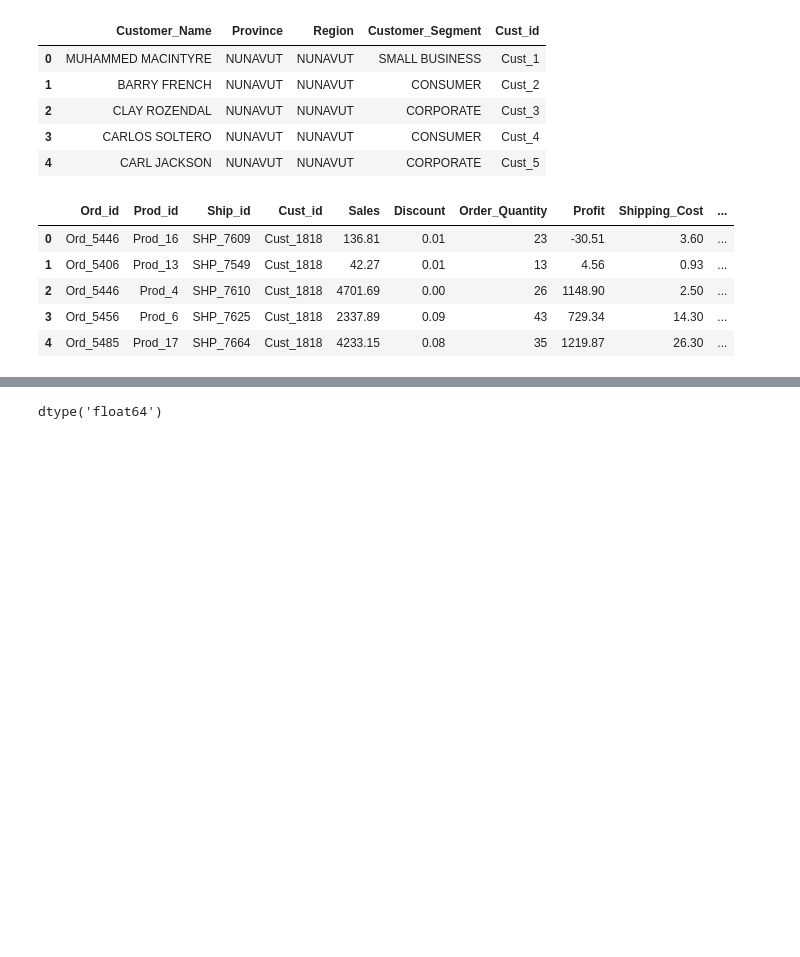
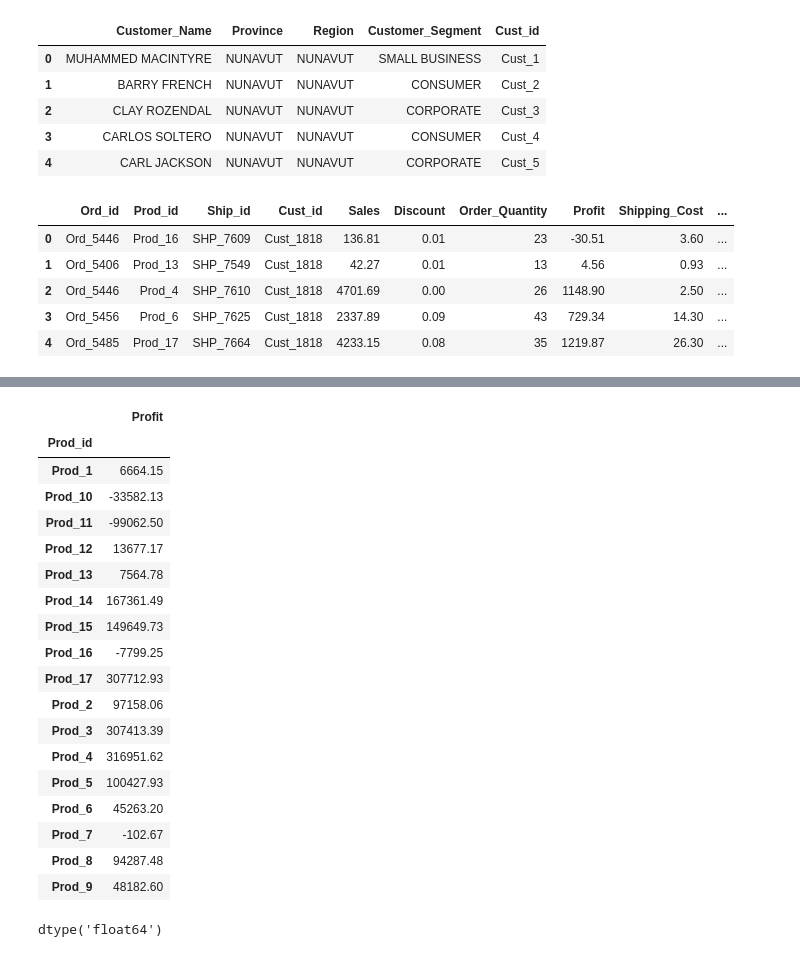
Before and after one commit to Ertugrul-Kurubal/Database-Modelling-And-Design, a Jupyter notebook: Project/E-Commerce/data_analysis.ipynb, the cells around one changed output, grey strips where cells are left out. Drawn from its saved outputs; the diff is of its cells as text; code cells hidden in the pictures; blank space fills up the shorter version.

```diff
--- a/Project/E-Commerce/data_analysis.ipynb
+++ b/Project/E-Commerce/data_analysis.ipynb
@@ -24,3 +62,25 @@ df2.head()
+# %%
+df2.groupby('Prod_id')[["Prod_id","Profit"]].sum('Profit')
+# %% [output]
+|  | Profit |
+| Prod_id |  |
+| Prod_1 | 6664.15 |
+| Prod_10 | -33582.13 |
+| Prod_11 | -99062.50 |
+| Prod_12 | 13677.17 |
+| Prod_13 | 7564.78 |
+| Prod_14 | 167361.49 |
+| Prod_15 | 149649.73 |
+| Prod_16 | -7799.25 |
+| Prod_17 | 307712.93 |
+| Prod_2 | 97158.06 |
+| Prod_3 | 307413.39 |
+| Prod_4 | 316951.62 |
+| Prod_5 | 100427.93 |
+| Prod_6 | 45263.20 |
+| Prod_7 | -102.67 |
+| Prod_8 | 94287.48 |
+| Prod_9 | 48182.60 |
 # %%
 df2.Sales.dtypes
 # %% [output]
```
Also changed, not shown: parts of 2 cells of this notebook.
